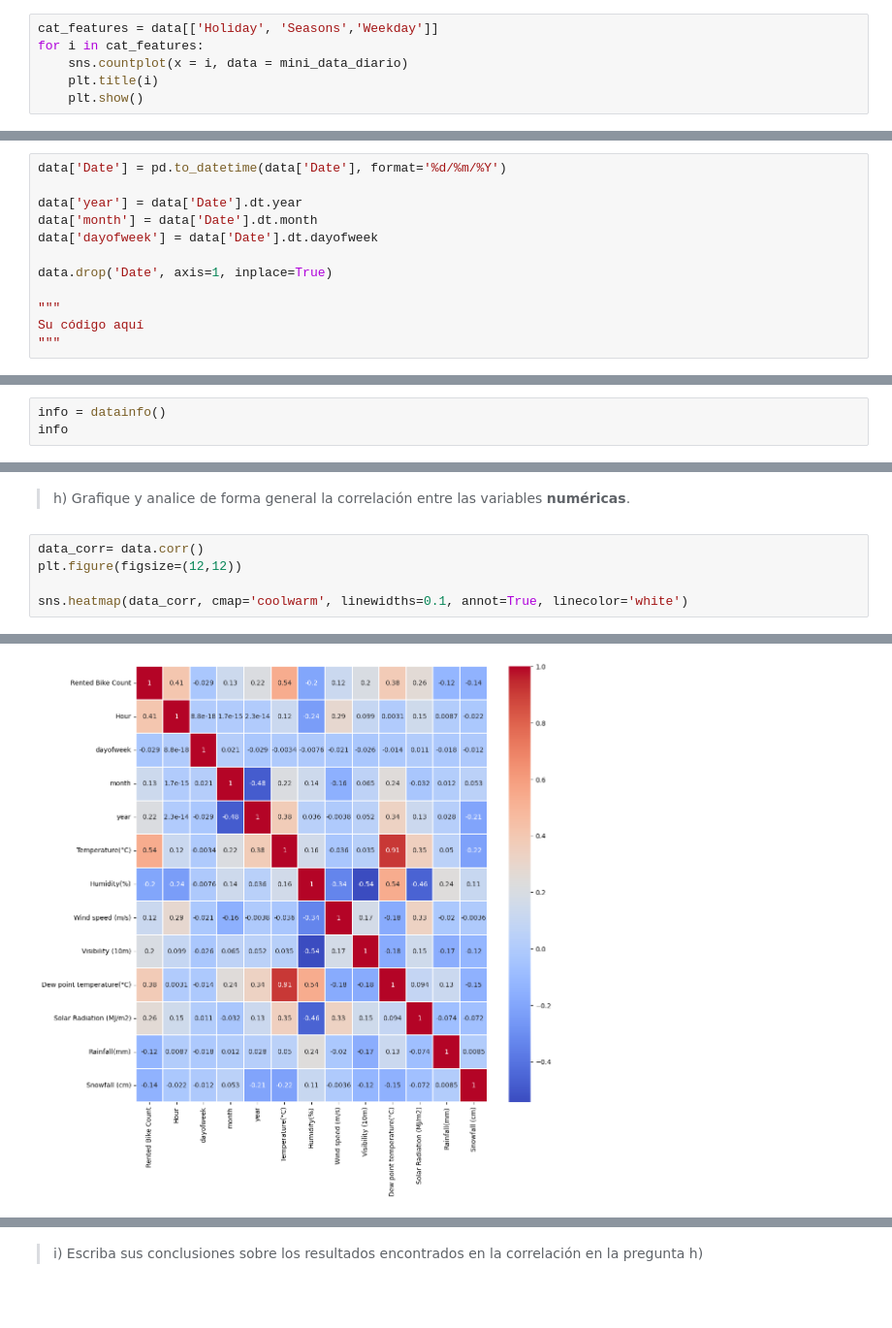
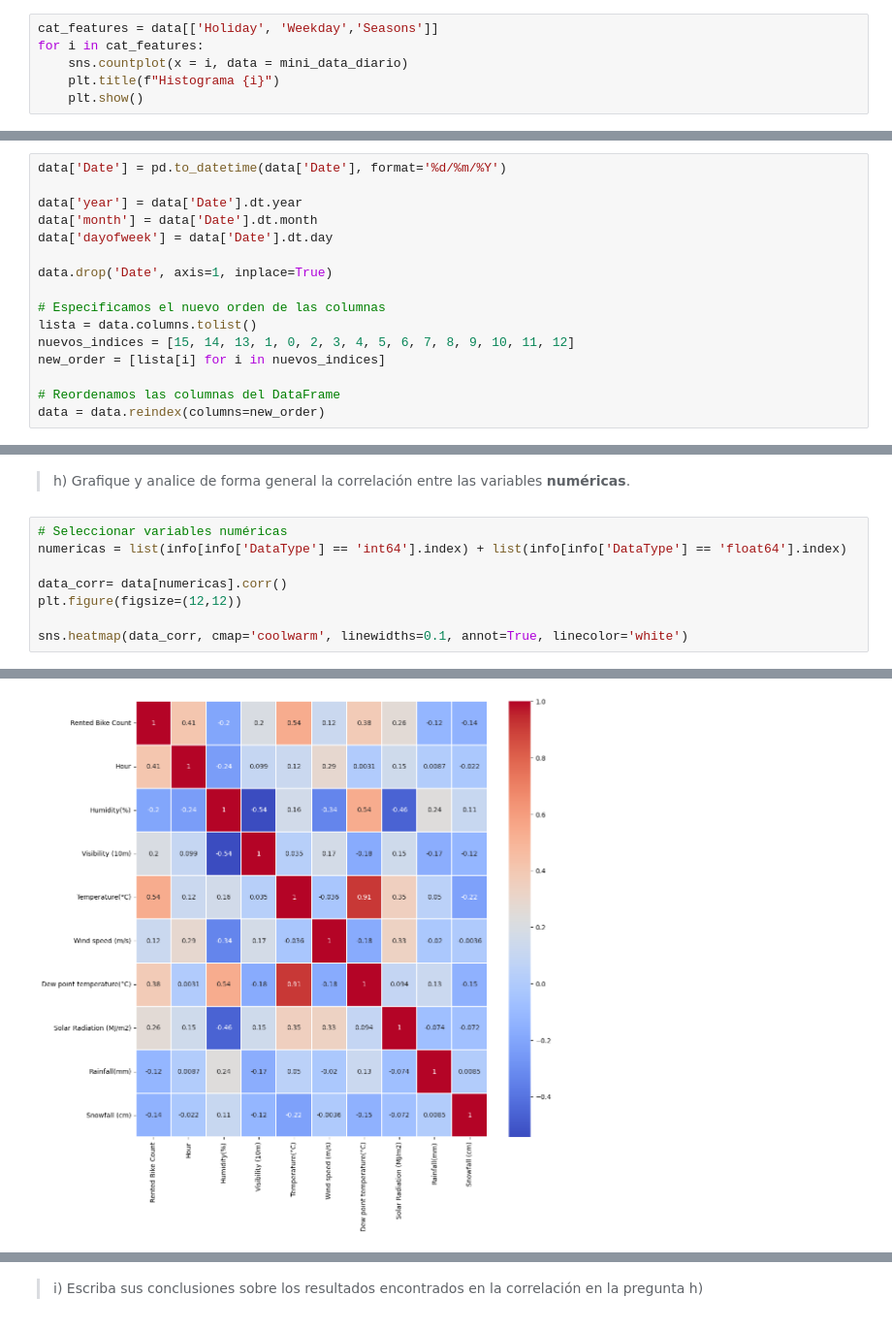
Before and after one commit to DYessouroun/Tareas-ML, a Jupyter notebook: Enunciado_tarea_1.ipynb, the cells around one changed output, grey strips where cells are left out. Shown: that part at 97% size. Saved outputs shown, nothing was run; the diff lists cells and outputs as text.

```diff
--- a/Enunciado_tarea_1.ipynb
+++ b/Enunciado_tarea_1.ipynb
@@ -346,7 +361,7 @@ mini_data_diario.head()
 # %%
-cat_features = data[['Holiday', 'Seasons','Weekday']]
+cat_features = data[['Holiday', 'Weekday','Seasons']]
 for i in cat_features:
     sns.countplot(x = i, data = mini_data_diario)
-    plt.title(i)
+    plt.title(f"Histograma {i}")
     plt.show()
 # %% [output]
@@ -422,6 +452,22 @@ Responda las siguientes preguntas:
 f) `Respuesta`: Ordenando de mayor a menor: Verano, Otoño, Primavera, Invierno.
 
 > g) Transforme la fecha en variables numéricas, es decir, si _Date_ es 01/12/2017, entonces obtenga _Año_=2017, _mes_=12, _día_=1. Agreguelas al dataframe.
+# %%
+data['Date'] = pd.to_datetime(data['Date'], format='%d/%m/%Y')
+
+data['year'] = data['Date'].dt.year
+data['month'] = data['Date'].dt.month
+data['dayofweek'] = data['Date'].dt.day
+
+data.drop('Date', axis=1, inplace=True)
+
+# Especificamos el nuevo orden de las columnas
+lista = data.columns.tolist()
+nuevos_indices = [15, 14, 13, 1, 0, 2, 3, 4, 5, 6, 7, 8, 9, 10, 11, 12]
+new_order = [lista[i] for i in nuevos_indices]
+
+# Reordenamos las columnas del DataFrame
+data = data.reindex(columns=new_order)
 # %%
 data.head()
 # %% [output]
@@ -434,12 +479,0 @@ data.head()
-# %%
-data['Date'] = pd.to_datetime(data['Date'], format='%d/%m/%Y')
-
-data['year'] = data['Date'].dt.year
-data['month'] = data['Date'].dt.month
-data['dayofweek'] = data['Date'].dt.dayofweek
-
-data.drop('Date', axis=1, inplace=True)
-
-"""
-Su código aquí
-"""
@@ -466,3 +479,0 @@ data.head()
-# %%
-info = datainfo()
-info
@@ -487,7 +480,10 @@ info
 # %% [markdown]
 > h) Grafique y analice de forma general la correlación entre las variables **numéricas**.
 # %%
-data_corr= data.corr()
+# Seleccionar variables numéricas
+numericas = list(info[info['DataType'] == 'int64'].index) + list(info[info['DataType'] == 'float64'].index)
+
+data_corr= data[numericas].corr()
 plt.figure(figsize=(12,12))
 
 sns.heatmap(data_corr, cmap='coolwarm', linewidths=0.1, annot=True, linecolor='white')
@@ -496,4 +492,4 @@ sns.heatmap(data_corr, cmap='coolwarm', linewidths=0.1, annot=True, linecolor='w
-[figure, old version]
+[figure, new version]
 # %%
 # Crear un DataFrame vacío
 df = pd.DataFrame(columns=['Variable 1', 'Variable 2', 'Correlación'])
```
Also changed, not shown: parts of 38 cells of this notebook, 1 other file.
